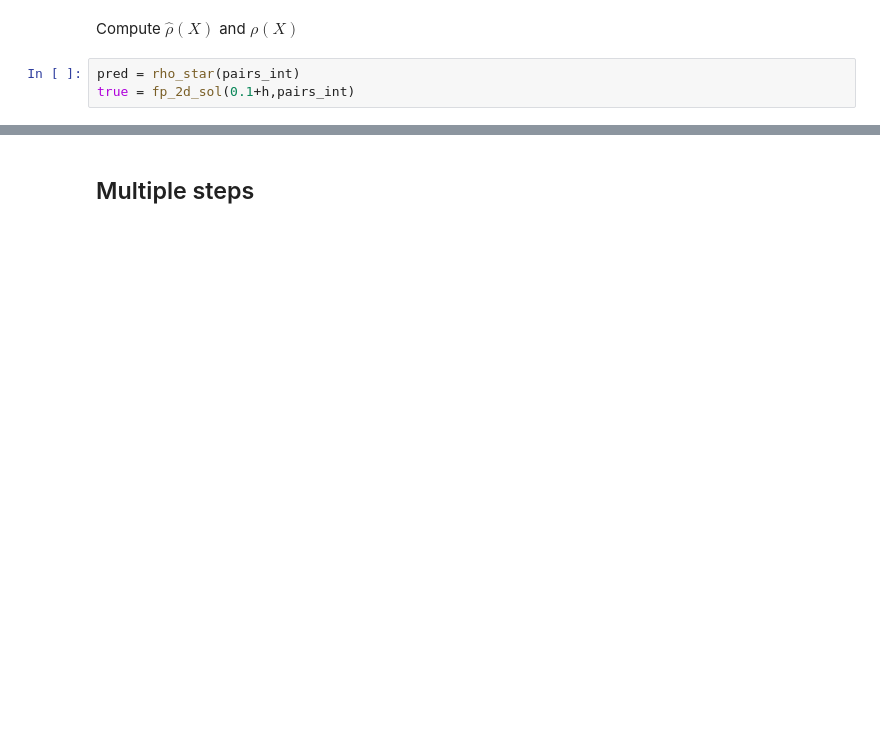
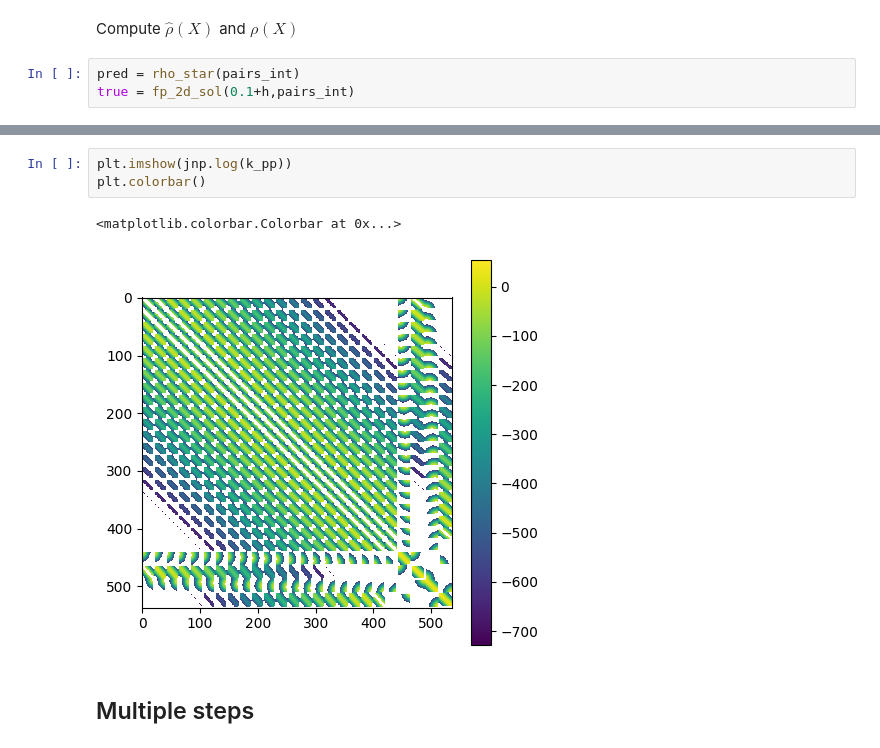
Before and after one commit to jfelipeosorio/kinetick, a Jupyter notebook: pdes/fokkerplanck_2d.ipynb, the cells around one changed output, grey strips where cells are left out. Saved outputs shown, nothing was run; the diff lists cells and outputs as text; blank space fills up the shorter version.

```diff
--- a/pdes/fokkerplanck_2d.ipynb
+++ b/pdes/fokkerplanck_2d.ipynb
@@ -259,3 +277,9 @@ NMSE: 0.30544573
+# %%
+plt.imshow(jnp.log(k_pp))
+plt.colorbar()
+# %% [output]
+<matplotlib.colorbar.Colorbar at 0x...>
+[figure, added]
 # %% [markdown]
 ## Multiple steps
 # %%
```
Also changed, not shown: parts of 18 cells of this notebook, 2 other files.
